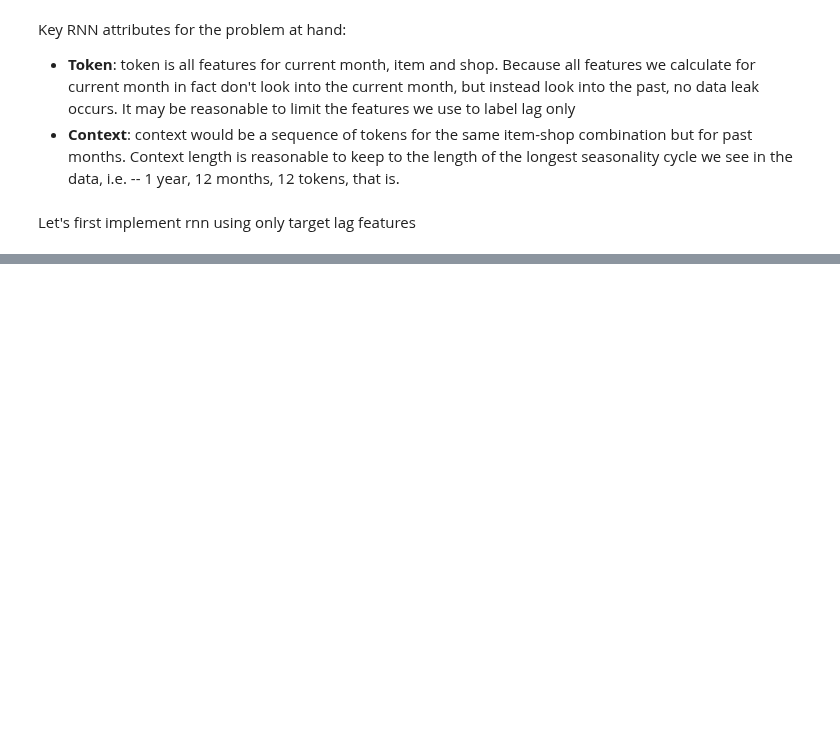
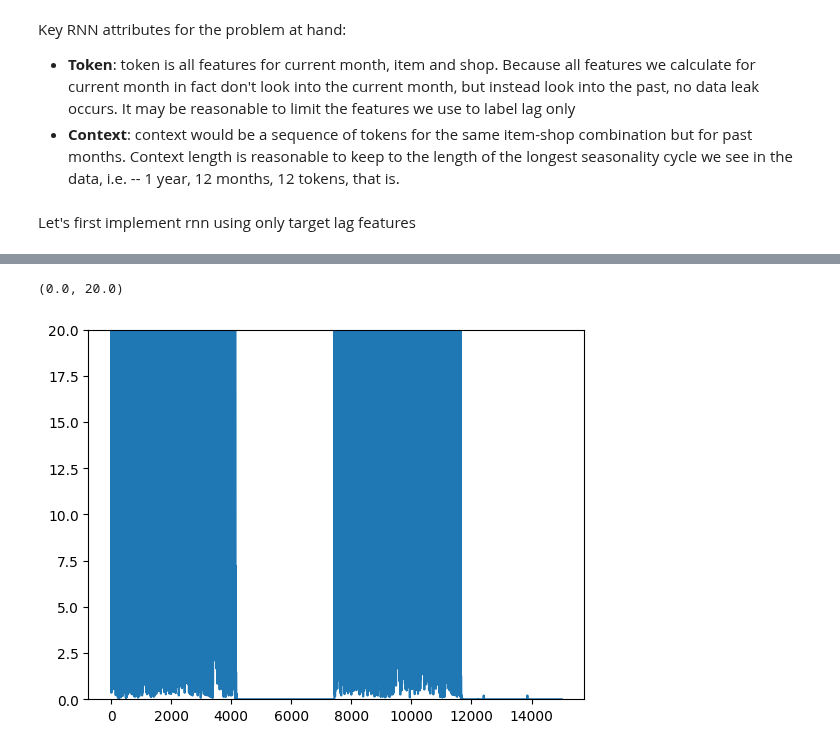
Before and after one commit to igor-cheb/retail_sales_prediction, a Jupyter notebook: modelling.ipynb, the cells around one changed output, grey strips where cells are left out. Cells and saved outputs as stored; diff of their text form; code cells hidden in the pictures; blank space fills up the shorter version.

```diff
--- a/modelling.ipynb
+++ b/modelling.ipynb
@@ -405,11 +406,0 @@ rnn_df.head()
-# %%
-class RNNModel(torch.nn.Module):
-    def __init__(self):
-        super().__init__()
-        pass
-
-    def fit(self):
-        pass
-
-    def predict(self):
-        pass
@@ -415,0 +458,5 @@ class RNNModel(torch.nn.Module):
+# %%
+rnn = RNNModel(input_size=1,
+               hidden_size=256,
+               batch_size=64,
+               num_epochs=1)
@@ -415,0 +468,7 @@ class RNNModel(torch.nn.Module):
+# %%
+import matplotlib.pyplot as plt
+plt.plot(rnn.losses)
+plt.ylim(0,20)
+# %% [output]
+(0.0, 20.0)
+[figure, added]
```
Also changed, not shown: parts of 6 cells of this notebook, 1 other file.
